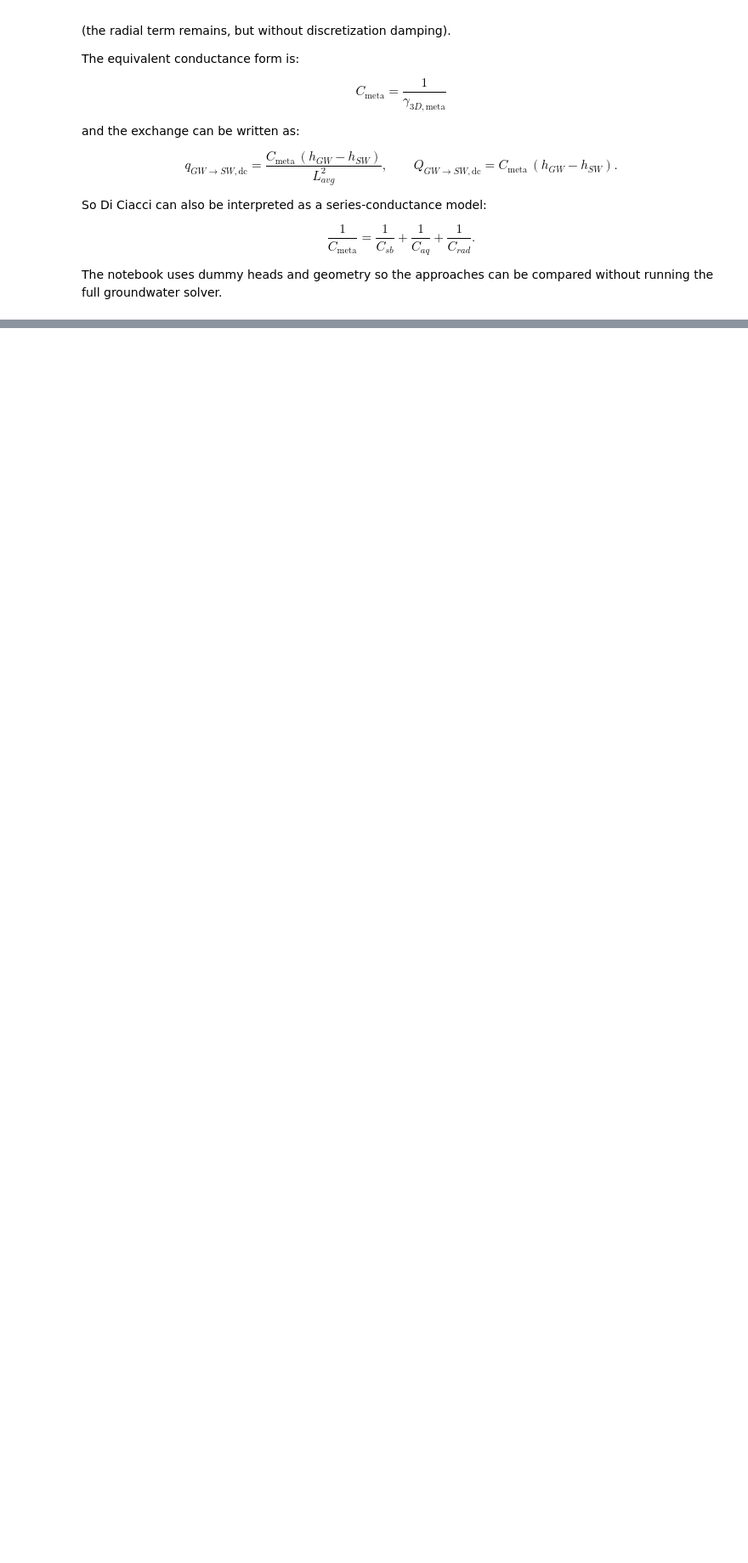
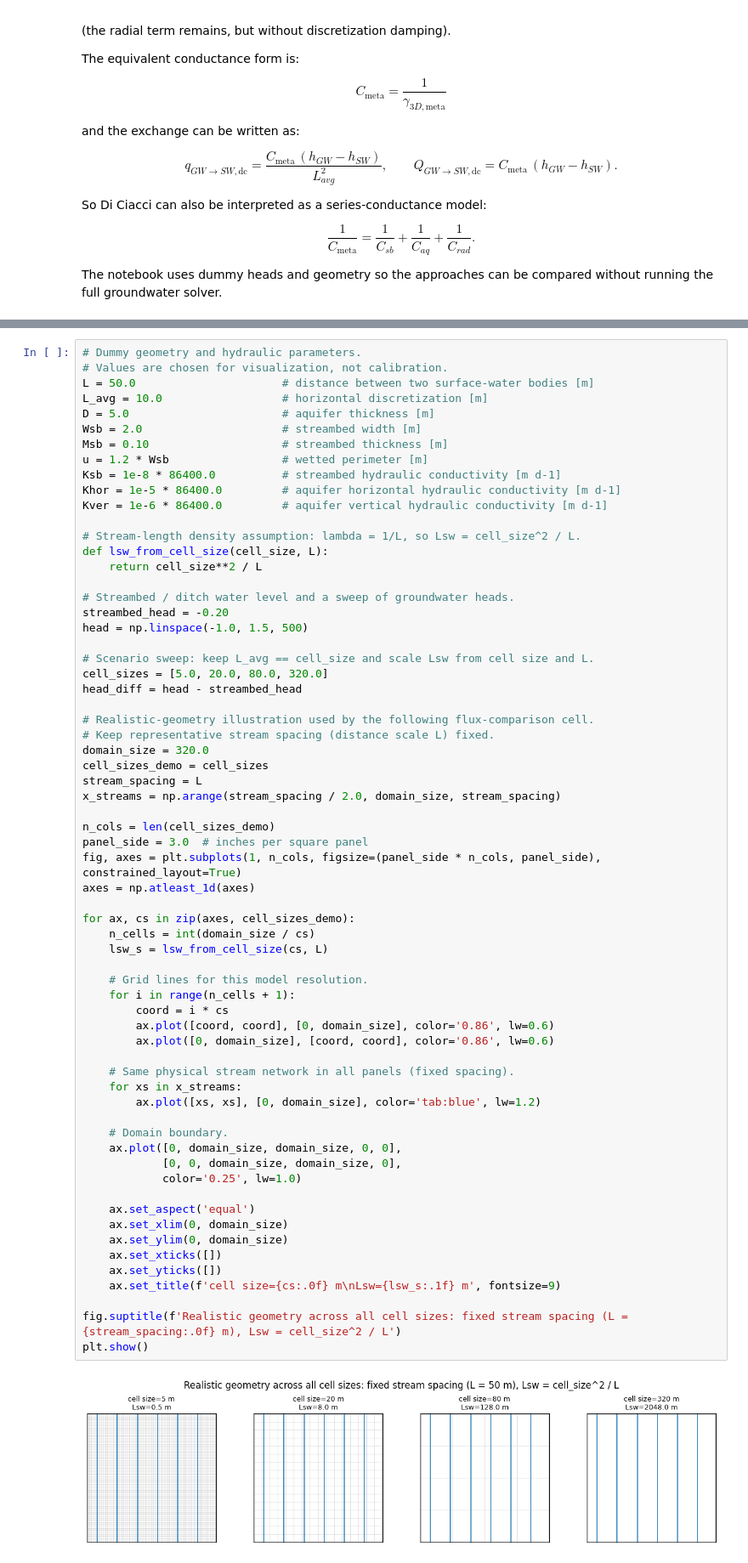
Before and after one commit to jpnousu/SpaFHy_v2.0, a Jupyter notebook: scripts/gw_sw_flux_comparison.ipynb, the cells around one changed output, grey strips where cells are left out. Shown at 85% size. Drawn from its saved outputs; the diff is of its cells as text; blank space fills up the shorter version.

```diff
--- a/scripts/gw_sw_flux_comparison.ipynb
+++ b/scripts/gw_sw_flux_comparison.ipynb
@@ -104,5 +104,72 @@ def di_ciacci_flux(head, bed_head, L, L_avg, D, Wsb, Lsw, Msb, Ksb, Khor, Kver,
 
     gamma_meta = np.maximum(gamma_sb + gamma_aquifer + gamma_radial, eps)
     return np.where(active, (head - bed_head) / gamma_meta / cell_size**2, 0.0)
+# %%
+# Dummy geometry and hydraulic parameters.
+# Values are chosen for visualization, not calibration.
+L = 50.0                      # distance between two surface-water bodies [m]
+L_avg = 10.0                  # horizontal discretization [m]
+D = 5.0                       # aquifer thickness [m]
+Wsb = 2.0                     # streambed width [m]
+Msb = 0.10                    # streambed thickness [m]
+u = 1.2 * Wsb                 # wetted perimeter [m]
+Ksb = 1e-8 * 86400.0          # streambed hydraulic conductivity [m d-1]
+Khor = 1e-5 * 86400.0         # aquifer horizontal hydraulic conductivity [m d-1]
+Kver = 1e-6 * 86400.0         # aquifer vertical hydraulic conductivity [m d-1]
+
+# Stream-length density assumption: lambda = 1/L, so Lsw = cell_size^2 / L.
+def lsw_from_cell_size(cell_size, L):
+    return cell_size**2 / L
+
+# Streambed / ditch water level and a sweep of groundwater heads.
+streambed_head = -0.20
+head = np.linspace(-1.0, 1.5, 500)
+
+# Scenario sweep: keep L_avg == cell_size and scale Lsw from cell size and L.
+cell_sizes = [5.0, 20.0, 80.0, 320.0]
+head_diff = head - streambed_head
+
+# Realistic-geometry illustration used by the following flux-comparison cell.
+# Keep representative stream spacing (distance scale L) fixed.
+domain_size = 320.0
+cell_sizes_demo = cell_sizes
+stream_spacing = L
+x_streams = np.arange(stream_spacing / 2.0, domain_size, stream_spacing)
+
+n_cols = len(cell_sizes_demo)
+panel_side = 3.0  # inches per square panel
+fig, axes = plt.subplots(1, n_cols, figsize=(panel_side * n_cols, panel_side), constrained_layout=True)
+axes = np.atleast_1d(axes)
+
+for ax, cs in zip(axes, cell_sizes_demo):
+    n_cells = int(domain_size / cs)
+    lsw_s = lsw_from_cell_size(cs, L)
+
+    # Grid lines for this model resolution.
+    for i in range(n_cells + 1):
+        coord = i * cs
+        ax.plot([coord, coord], [0, domain_size], color='0.86', lw=0.6)
+        ax.plot([0, domain_size], [coord, coord], color='0.86', lw=0.6)
+
+    # Same physical stream network in all panels (fixed spacing).
+    for xs in x_streams:
+        ax.plot([xs, xs], [0, domain_size], color='tab:blue', lw=1.2)
+
+    # Domain boundary.
+    ax.plot([0, domain_size, domain_size, 0, 0],
+            [0, 0, domain_size, domain_size, 0],
+            color='0.25', lw=1.0)
+
+    ax.set_aspect('equal')
+    ax.set_xlim(0, domain_size)
+    ax.set_ylim(0, domain_size)
+    ax.set_xticks([])
+    ax.set_yticks([])
+    ax.set_title(f'cell size={cs:.0f} m\nLsw={lsw_s:.1f} m', fontsize=9)
+
+fig.suptitle(f'Realistic geometry across all cell sizes: fixed stream spacing (L = {stream_spacing:.0f} m), Lsw = cell_size^2 / L')
+plt.show()
+# %% [output]
+[figure, added]
 # %%
 # Aggregated comparison across scale scenarios
```
Also changed, not shown: parts of 2 cells of this notebook, 5 other files.
